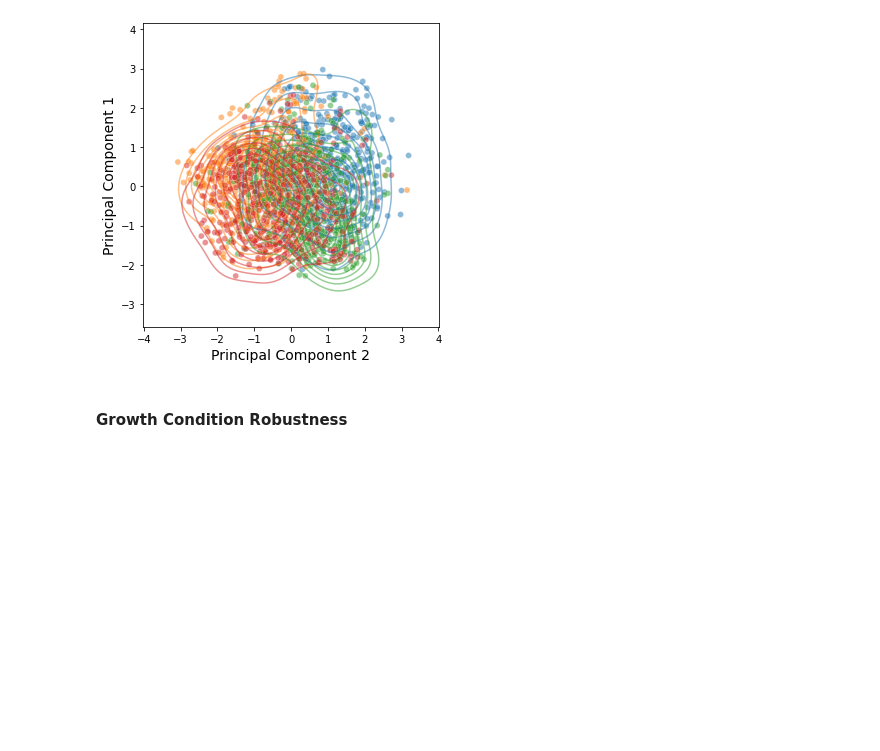
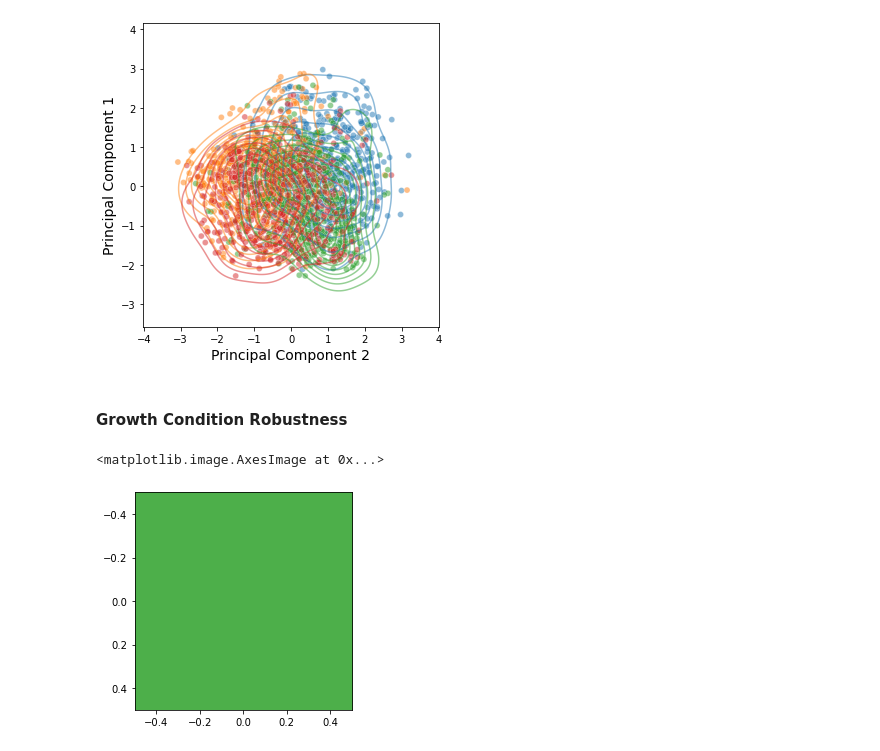
Before and after one commit to cjmerzbacher/bayesopt-dynamic-pathways, a Jupyter notebook: glucaric_acid/glucaric_acid.ipynb, the cells around one changed output. Drawn from its saved outputs; the diff is of its cells as text; code cells hidden in the pictures; blank space fills up the shorter version.

```diff
--- a/glucaric_acid/glucaric_acid.ipynb
+++ b/glucaric_acid/glucaric_acid.ipynb
@@ -584,5 +584,10 @@ influx = pd.read_csv('gc_influx_total.csv')
 influx = influx.loc[influx['index'] == 999]
 export = pd.read_csv('gc_export_total.csv')
 export = export.loc[export['index'] == 999]
+# %%
+plt.imshow([[ (0.30196078431372547, 0.6862745098039216, 0.2901960784313726)]])
+# %% [output]
+<matplotlib.image.AxesImage at 0x...>
+[figure, added]
 # %%
 ### Figure: Influx scan
```
Also changed, not shown: parts of 2 cells of this notebook, 13 other files.
